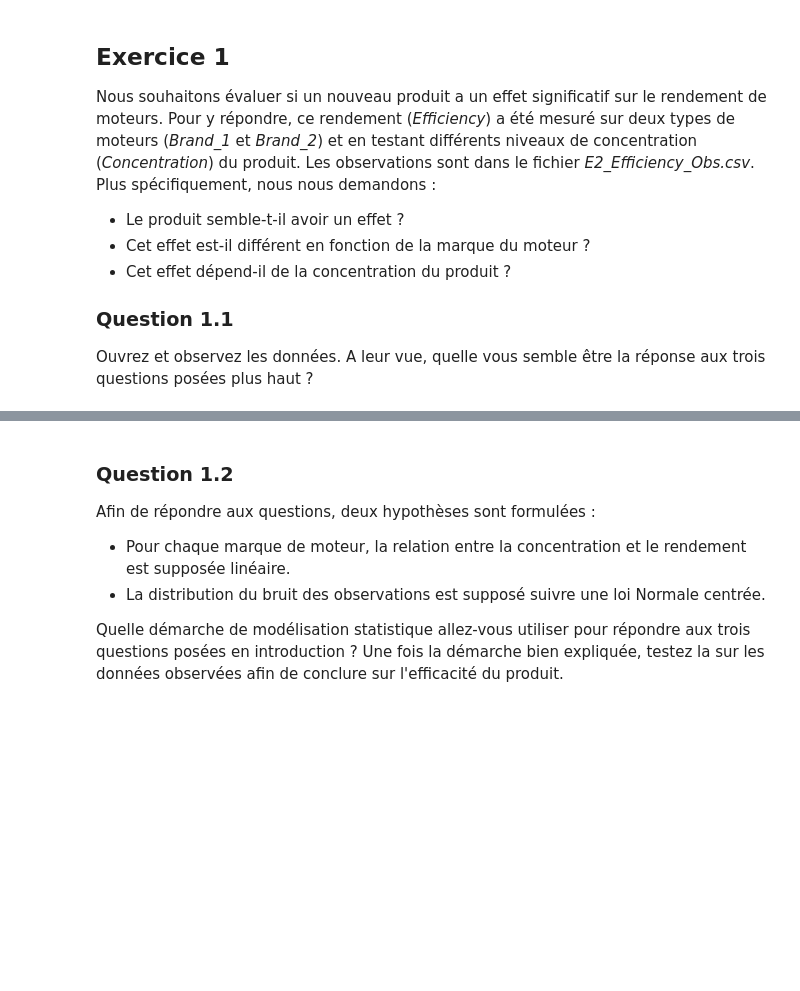
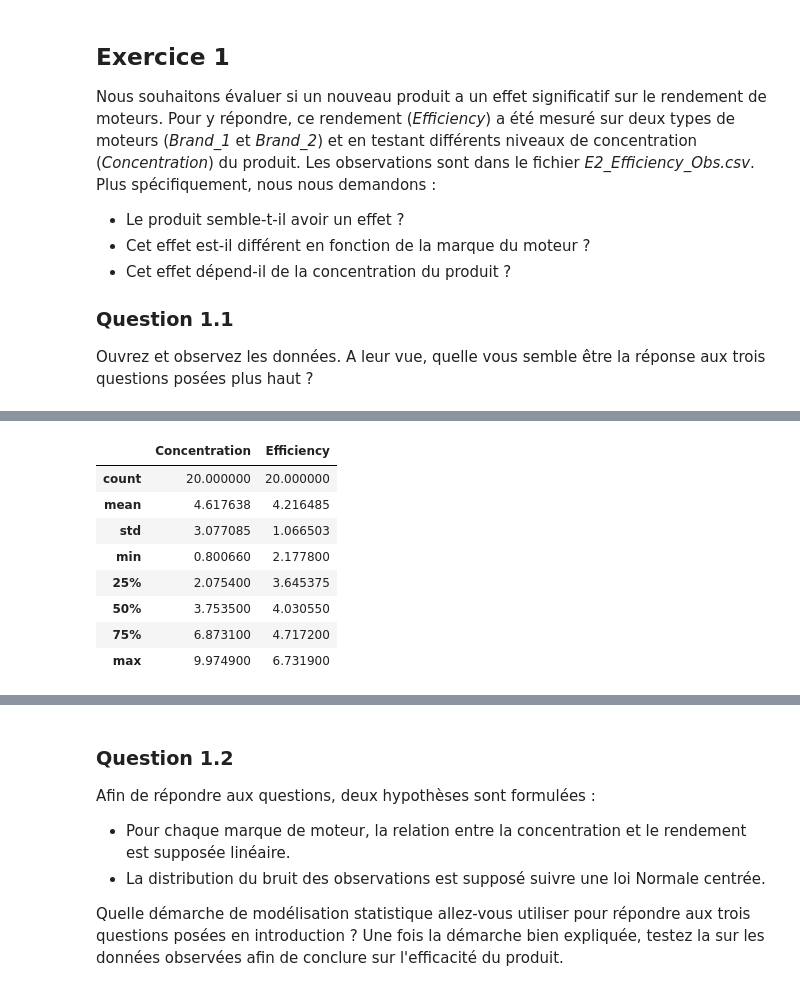
Before and after one commit to alextonon/BE_working_repo, a Jupyter notebook: FSD310_Statistics/stat-ml/BE_statML_2025/BE_StatML_2025.ipynb, the cells around one changed output, grey strips where cells are left out. Cells and saved outputs as stored; diff of their text form; code cells hidden in the pictures; blank space fills up the shorter version.

```diff
--- a/FSD310_Statistics/stat-ml/BE_statML_2025/BE_StatML_2025.ipynb
+++ b/FSD310_Statistics/stat-ml/BE_statML_2025/BE_StatML_2025.ipynb
@@ -26,0 +43,12 @@ dataframe.head()
+# %%
+df_brand2.describe()
+# %% [output]
+|  | Concentration | Efficiency |
+| count | 20.000000 | 20.000000 |
+| mean | 4.617638 | 4.216485 |
+| std | 3.077085 | 1.066503 |
+| min | 0.800660 | 2.177800 |
+| 25% | 2.075400 | 3.645375 |
+| 50% | 3.753500 | 4.030550 |
+| 75% | 6.873100 | 4.717200 |
+| max | 9.974900 | 6.731900 |
```
Also changed, not shown: parts of 8 cells of this notebook.
